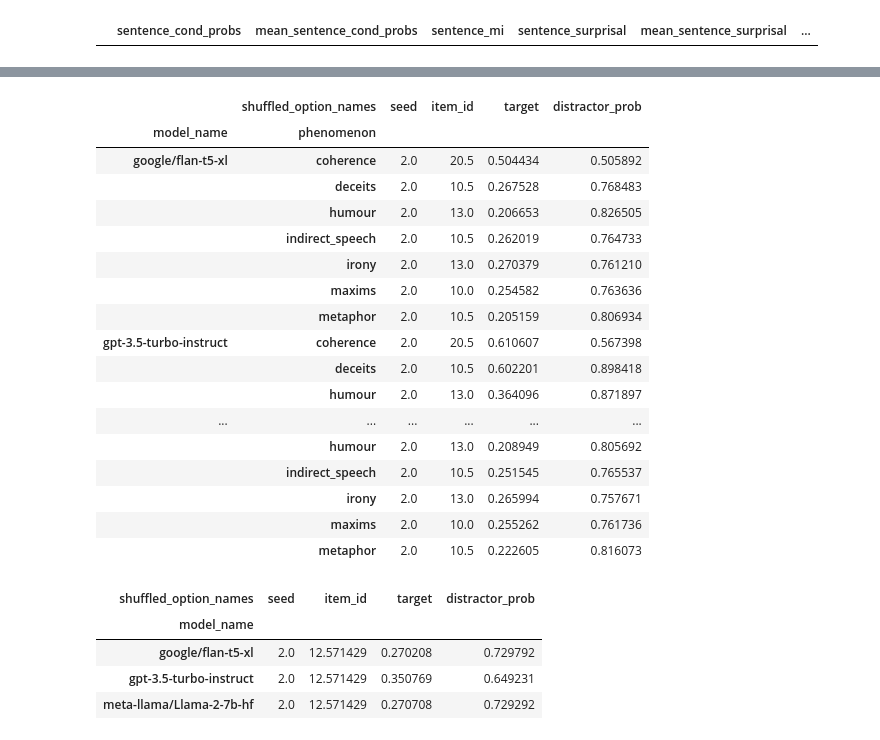
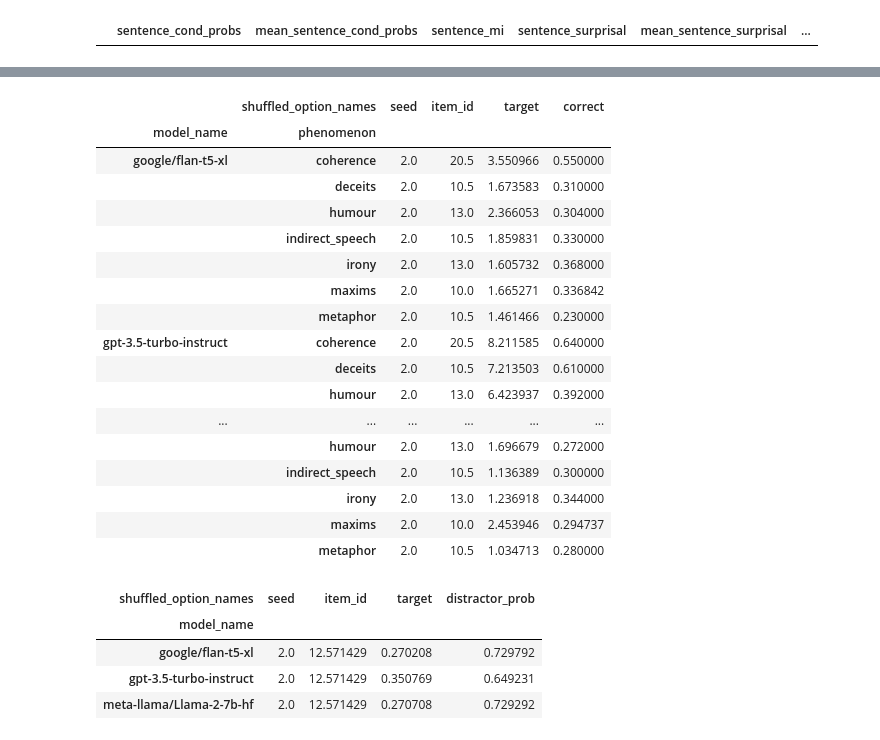
Before and after one commit to polina-tsvilodub/LLM_link, a Jupyter notebook: analysis/01_label_scores_analysis.ipynb, the cells around one changed output, grey strips where cells are left out. Drawn from its saved outputs; the diff is of its cells as text; code cells hidden in the pictures.

Commit message:
add analysis of argmax label score data

```diff
--- a/analysis/01_label_scores_analysis.ipynb
+++ b/analysis/01_label_scores_analysis.ipynb
@@ -167,8 +194,12 @@ metaphor_processed, metaphor_processed_ = transform_to_wide_and_softmax(metaphor
 # %%
 # binarize the processed data into target vs non-target probability
-def binarize_df(df):
-    df["distractor_prob"] = 1 - df["target"]
-    df_subset = df[['metric_formula', "model_name", "seed", "item_id", "phenomenon", "metric", "label_type", "target", "distractor_prob"]]
+def binarize_df(df, is_argmax=False):
+    if is_argmax:
+        df["correct"] = df["chosen_option"].apply(lambda s: int(s == "target"))
+        df_subset = df[['metric_formula', "model_name", "seed", "item_id", "phenomenon", "metric", "label_type", "chosen_option", "correct"]]
+    else:
+        df["distractor_prob"] = 1 - df["target"]
+        df_subset = df[['metric_formula', "model_name", "seed", "item_id", "phenomenon", "metric", "label_type", "target", "distractor_prob"]]
 
     return df_subset
 # %%
@@ -198,11 +214,11 @@ def average_softmax_binarize(df, col_names):
 # %%
-coherence_binary = binarize_df(coherence_processed)
-deceits_binary = binarize_df(deceits_processed)
-humours_binary = binarize_df(humours_processed)
-indirect_binary = binarize_df(indirect_processed)
-irony_binary = binarize_df(irony_processed)
-maxims_binary = binarize_df(maxims_processed)
-metaphor_binary = binarize_df(metaphor_processed)
+coherence_binary = binarize_df(coherence_processed_, is_argmax=True)
+deceits_binary = binarize_df(deceits_processed_, is_argmax=True)
+humours_binary = binarize_df(humours_processed_, is_argmax=True)
+indirect_binary = binarize_df(indirect_processed_, is_argmax=True)
+irony_binary = binarize_df(irony_processed_, is_argmax=True)
+maxims_binary = binarize_df(maxims_processed_, is_argmax=True)
+metaphor_binary = binarize_df(metaphor_processed_, is_argmax=True)
 # %%
 # combine all into one cleaned file
 label_scores = pd.concat([coherence_binary,deceits_binary,humours_binary,indirect_binary,irony_binary, maxims_binary,metaphor_binary])
@@ -219,6 +231,6 @@ label_scores.to_csv("../results/log_probs/label_scores_all_cleaned_binarized.csv
 # %%
 # analyse the data
 # averaging probabilities across items and across seeds, by metric, by model, by phenomenon, by label type
-scores_binary_summary = label_scores.groupby(["model_name", "metric_formula", "phenomenon", "label_type"]).mean(["target", "distractor_prob"]).reset_index()
+scores_binary_summary = label_scores.groupby(["model_name", "metric_formula", "phenomenon", "label_type"]).mean(["correct"]).reset_index()
 scores_binary_summary
 # %% [output]
@@ -237,26 +249,26 @@ scores_binary_summary
 252 rows × 8 columns
 # %%
 # max accuracy by model by phenomenon
-scores_binary_summary.groupby(["model_name", "phenomenon"]).max("target")
+scores_binary_summary.groupby(["model_name", "phenomenon"]).max("correct")
 # %% [output]
-|  | shuffled_option_names | seed | item_id | target | distractor_prob |
+|  | shuffled_option_names | seed | item_id | target | correct |
 | model_name | phenomenon |  |  |  |  |
-| google/flan-t5-xl | coherence | 2.0 | 20.5 | 0.504434 | 0.505892 |
-|  | deceits | 2.0 | 10.5 | 0.267528 | 0.768483 |
-|  | humour | 2.0 | 13.0 | 0.206653 | 0.826505 |
-|  | indirect_speech | 2.0 | 10.5 | 0.262019 | 0.764733 |
-|  | irony | 2.0 | 13.0 | 0.270379 | 0.761210 |
-|  | maxims | 2.0 | 10.0 | 0.254582 | 0.763636 |
-|  | metaphor | 2.0 | 10.5 | 0.205159 | 0.806934 |
-| gpt-3.5-turbo-instruct | coherence | 2.0 | 20.5 | 0.610607 | 0.567398 |
-|  | deceits | 2.0 | 10.5 | 0.602201 | 0.898418 |
-|  | humour | 2.0 | 13.0 | 0.364096 | 0.871897 |
+| google/flan-t5-xl | coherence | 2.0 | 20.5 | 3.550966 | 0.550000 |
+|  | deceits | 2.0 | 10.5 | 1.673583 | 0.310000 |
+|  | humour | 2.0 | 13.0 | 2.366053 | 0.304000 |
+|  | indirect_speech | 2.0 | 10.5 | 1.859831 | 0.330000 |
+|  | irony | 2.0 | 13.0 | 1.605732 | 0.368000 |
+|  | maxims | 2.0 | 10.0 | 1.665271 | 0.336842 |
+|  | metaphor | 2.0 | 10.5 | 1.461466 | 0.230000 |
+| gpt-3.5-turbo-instruct | coherence | 2.0 | 20.5 | 8.211585 | 0.640000 |
+|  | deceits | 2.0 | 10.5 | 7.213503 | 0.610000 |
+|  | humour | 2.0 | 13.0 | 6.423937 | 0.392000 |
 | ... | ... | ... | ... | ... | ... |
-|  | humour | 2.0 | 13.0 | 0.208949 | 0.805692 |
-|  | indirect_speech | 2.0 | 10.5 | 0.251545 | 0.765537 |
-|  | irony | 2.0 | 13.0 | 0.265994 | 0.757671 |
-|  | maxims | 2.0 | 10.0 | 0.255262 | 0.761736 |
-|  | metaphor | 2.0 | 10.5 | 0.222605 | 0.816073 |
+|  | humour | 2.0 | 13.0 | 1.696679 | 0.272000 |
+|  | indirect_speech | 2.0 | 10.5 | 1.136389 | 0.300000 |
+|  | irony | 2.0 | 13.0 | 1.236918 | 0.344000 |
+|  | maxims | 2.0 | 10.0 | 2.453946 | 0.294737 |
+|  | metaphor | 2.0 | 10.5 | 1.034713 | 0.280000 |
 # %%
 # average accuracy by model
 scores_binary_summary.groupby(["model_name"]).mean("target")
```
Also changed, not shown: parts of 31 cells of this notebook.
